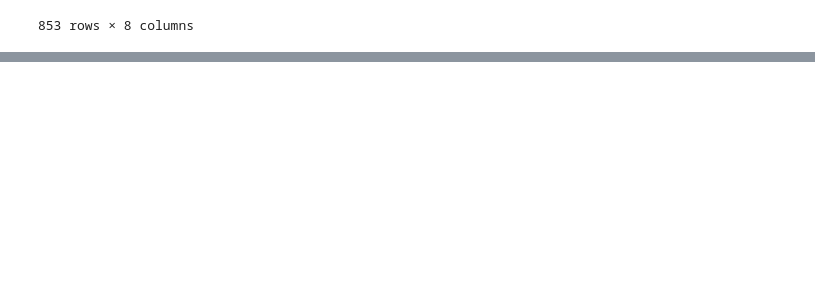
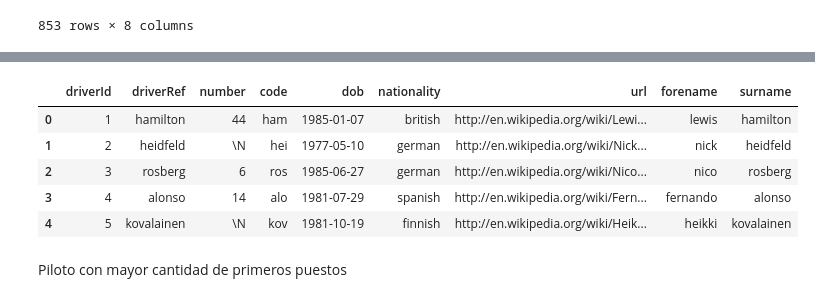
Before and after one commit to bparedes21/CreaciondeAPI, a Jupyter notebook: Datasets/pandas/drivers_jupyter.ipynb, the cells around one changed output, grey strips where cells are left out. Saved outputs shown, nothing was run; the diff lists cells and outputs as text; code cells hidden in the pictures; blank space fills up the shorter version.

```diff
--- a/Datasets/pandas/drivers_jupyter.ipynb
+++ b/Datasets/pandas/drivers_jupyter.ipynb
@@ -20,0 +217,19 @@ datos
+# %%
+rep = {'ã':'a','á':'a','é':'e','í':'i','ó':'o','ô':'o','ú':'u','`a':'a','è':'e','ì':'i','ò':'o','ù':'u','ç':'c','ñ':'n','š':'s','Ø':'','ø':'',}
+
+datos['surname'] =datos['surname'].replace(rep, regex=True)
+# %%
+datos_decode= datos["surname"].apply(remove_accents)
+# %%
+datos["surname"]=datos_decode.str.decode('utf8', errors='strict')
+# %%
+datos["surname"]=datos["surname"].str.normalize('NFKD').str.encode('ascii', errors='ignore').str.decode('utf-8')
+# %%
+datos.head()
+# %% [output]
+|  | driverId | driverRef | number | code | dob | nationality | url | forename | surname |
+| 0 | 1 | hamilton | 44 | ham | 1985-01-07 | british | http://en.wikipedia.org/wiki/Lewi... | lewis | hamilton |
+| 1 | 2 | heidfeld | \N | hei | 1977-05-10 | german | http://en.wikipedia.org/wiki/Nick... | nick | heidfeld |
+| 2 | 3 | rosberg | 6 | ros | 1985-06-27 | german | http://en.wikipedia.org/wiki/Nico... | nico | rosberg |
+| 3 | 4 | alonso | 14 | alo | 1981-07-29 | spanish | http://en.wikipedia.org/wiki/Fern... | fernando | alonso |
+| 4 | 5 | kovalainen | \N | kov | 1981-10-19 | finnish | http://en.wikipedia.org/wiki/Heik... | heikki | kovalainen |
@@ -20,0 +240,2 @@ datos
+# %% [markdown]
+Piloto con mayor cantidad de primeros puestos
```
Also changed, not shown: parts of 25 cells of this notebook, 5 other files.
